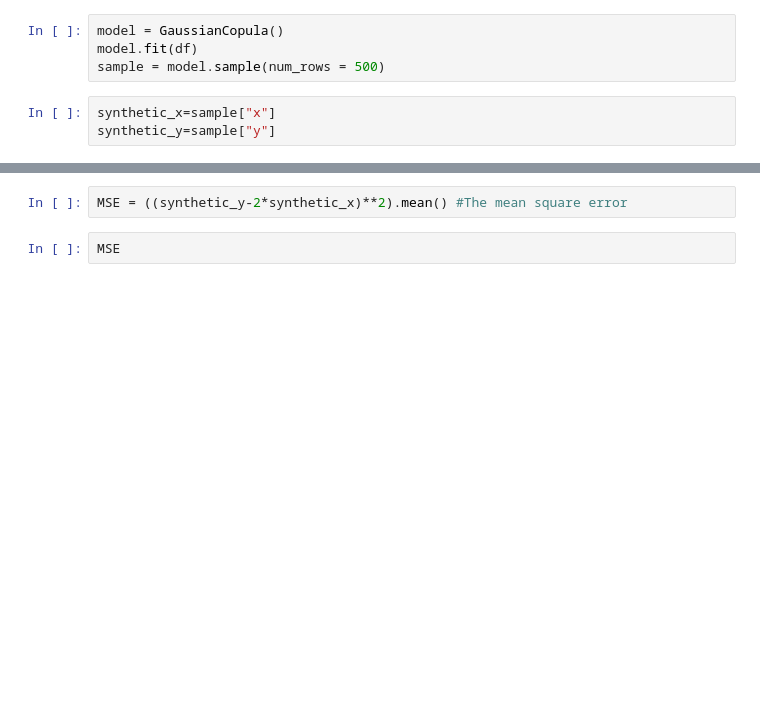
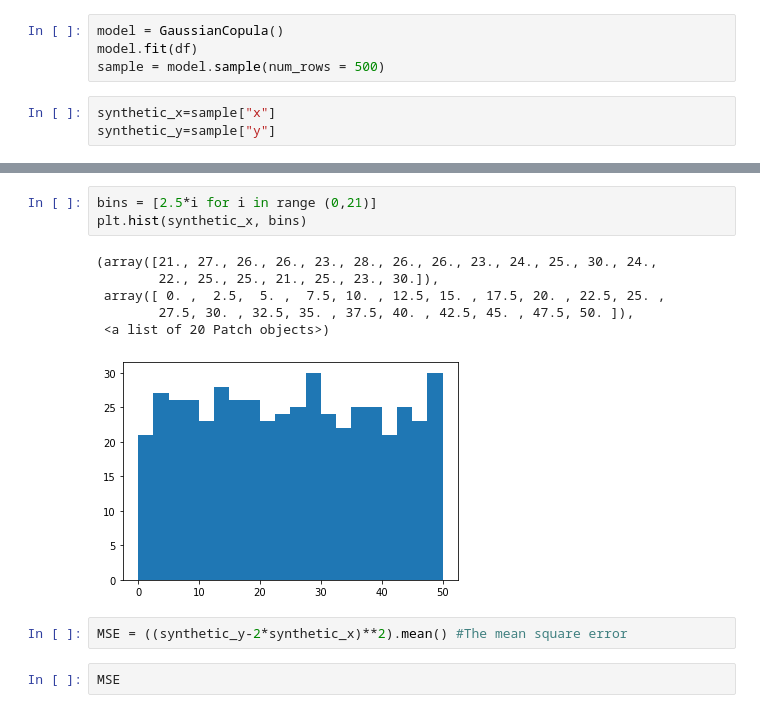
Before and after one commit to JetfiRex/SyntheticDataExperiments, a Jupyter notebook: Experiment for Correlation.ipynb, the cells around one changed output, grey strips where cells are left out. Saved outputs shown, nothing was run; the diff lists cells and outputs as text; blank space fills up the shorter version.

```diff
--- a/Experiment for Correlation.ipynb
+++ b/Experiment for Correlation.ipynb
@@ -56,3 +57,13 @@ Text(0, 0.5, 'synthetic y=2x')
+# %%
+bins = [2.5*i for i in range (0,21)]
+plt.hist(synthetic_x, bins)
+# %% [output]
+(array([21., 27., 26., 26., 23., 28., 26., 26., 23., 24., 25., 30., 24.,
+        22., 25., 25., 21., 25., 23., 30.]),
+ array([ 0. ,  2.5,  5. ,  7.5, 10. , 12.5, 15. , 17.5, 20. , 22.5, 25. ,
+        27.5, 30. , 32.5, 35. , 37.5, 40. , 42.5, 45. , 47.5, 50. ]),
+ <a list of 20 Patch objects>)
+[figure, added]
 # %%
 MSE = ((synthetic_y-2*synthetic_x)**2).mean() #The mean square error
 # %%
```
Also changed, not shown: parts of 18 cells of this notebook.
